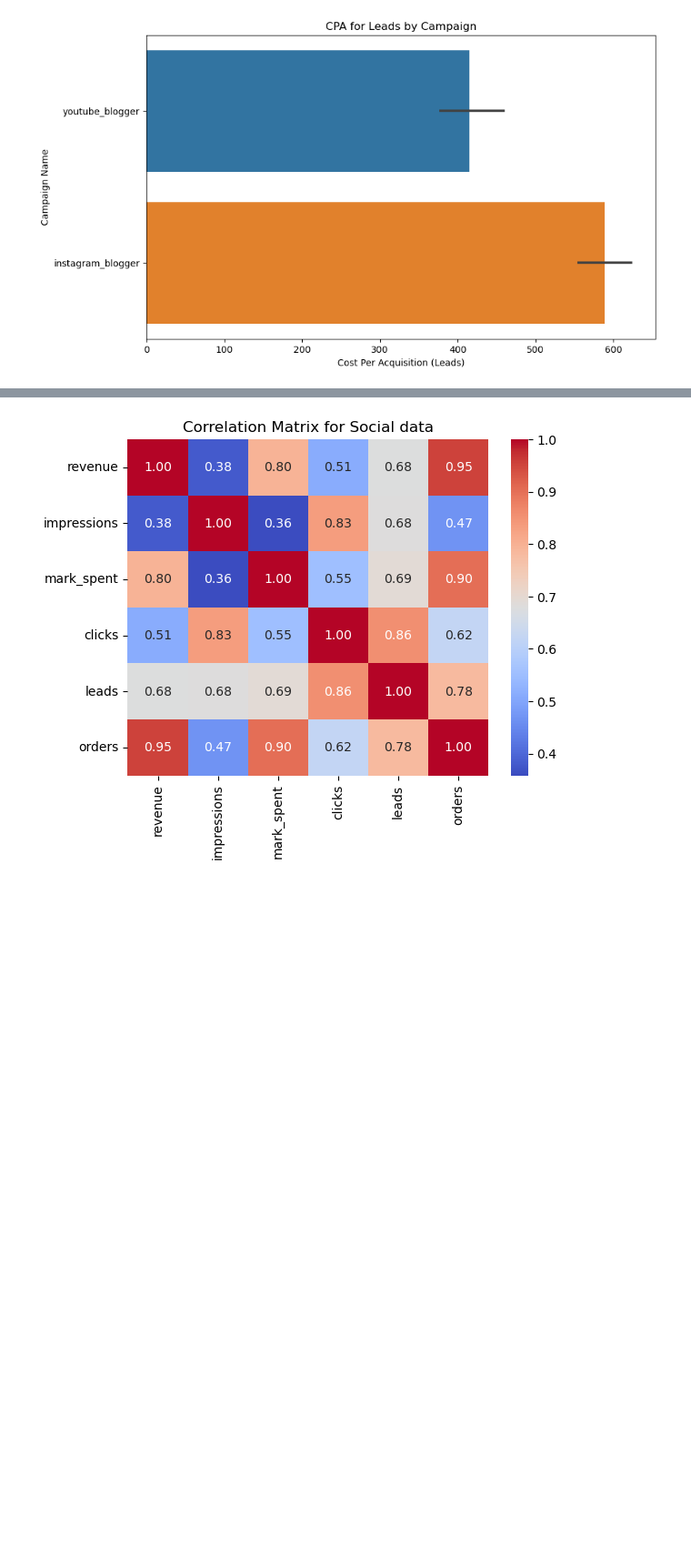
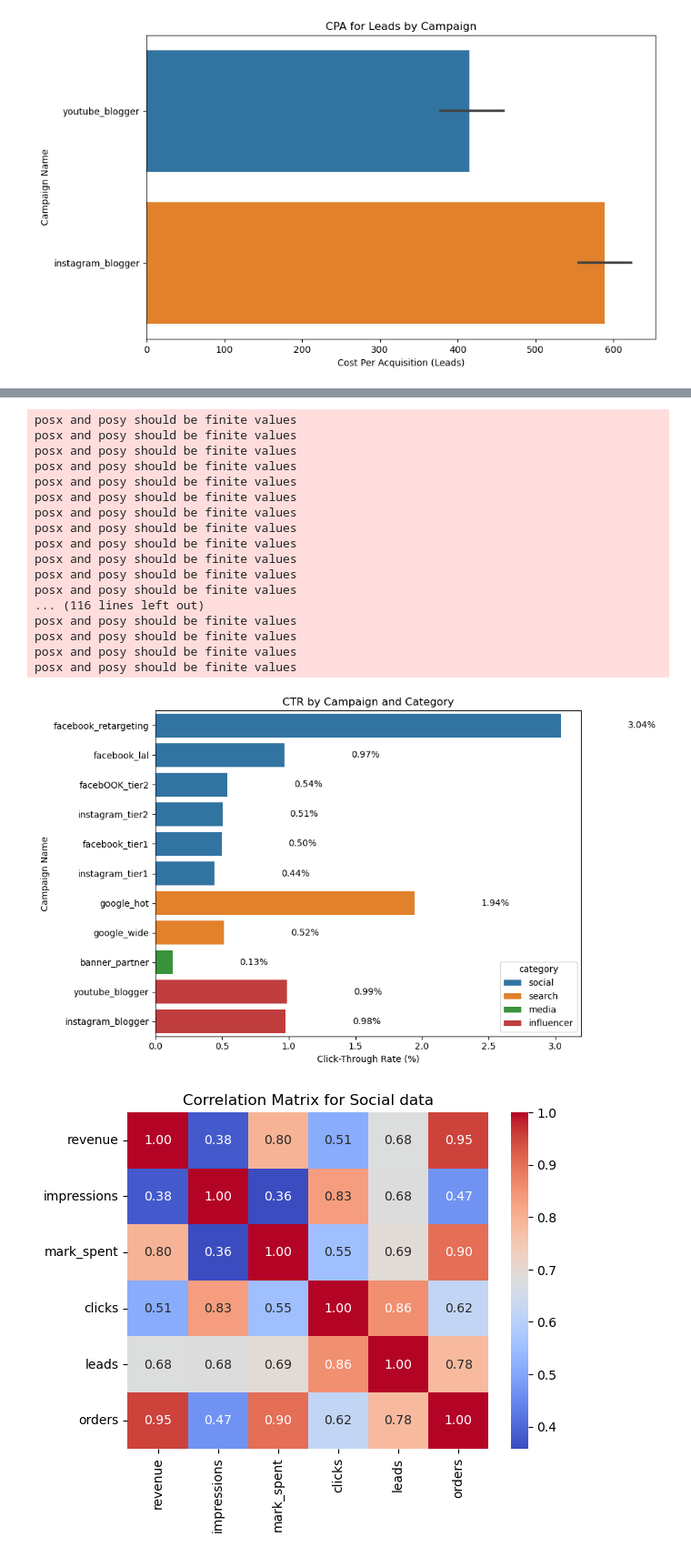
Before and after one commit to eloiiiseyu/Digital-Marketing-Metrics-, a Jupyter notebook: Marketing Analytics.ipynb, the cells around one changed output, grey strips where cells are left out. Shown: that part at 91% size. Cells and saved outputs as stored; diff of their text form; code cells hidden in the pictures; blank space fills up the shorter version.

```diff
--- a/Marketing Analytics.ipynb
+++ b/Marketing Analytics.ipynb
@@ -322,3 +413,52 @@ See the caveats in the documentation: https://pandas.pydata.org/pandas-docs/stab
+# %%
+# Ensure there are no zero values in 'impressions' to avoid division by zero
+df = df[df['impressions'] > 0]
+
+# Calculate CTR
+df['CTR'] = (df['clicks'] / df['impressions']) * 100
+
+# Grouping the data by 'category' and 'campaign_name', and calculating the mean CTR
+grouped_df = df.groupby(['category', 'campaign_name']).agg({'CTR': 'mean'}).reset_index()
+grouped_df = grouped_df.sort_values(['category', 'CTR'], ascending=False)
+
+# Plotting
+plt.figure(figsize=(10, 6))
+barplot = sns.barplot(x='CTR', y='campaign_name', hue='category', data=grouped_df, dodge=False)
+plt.title('CTR by Campaign and Category')
+plt.xlabel('Click-Through Rate (%)')
+plt.ylabel('Campaign Name')
+
+# Add labels to each bar in the barplot for clarity
+for p in barplot.patches:
+    width = p.get_width()
+    plt.text(width + 0.5,  # add a small margin on the x-axis for the label
+             p.get_y() + p.get_height() / 2,  # position the label at the center of the bar
+             '{:1.2f}%'.format(width),  # the text of the label
+             ha='left',  # horizontal alignment
+             va='center')  # vertical alignment
+
+plt.tight_layout()
+plt.savefig('CTR.png')
+plt.show()
+# %% [output]
+posx and posy should be finite values
+posx and posy should be finite values
+posx and posy should be finite values
+posx and posy should be finite values
+posx and posy should be finite values
+posx and posy should be finite values
+posx and posy should be finite values
+posx and posy should be finite values
+posx and posy should be finite values
+posx and posy should be finite values
+posx and posy should be finite values
+posx and posy should be finite values
+... (116 lines left out)
+posx and posy should be finite values
+posx and posy should be finite values
+posx and posy should be finite values
+posx and posy should be finite values
+[figure, added]
 # %%
 #correlation matrix for social
 corr_matrix = df_social[['revenue','impressions', 'mark_spent', 'clicks', 'leads', 'orders']].corr()
```
Also changed, not shown: parts of 2 cells of this notebook, 3 other files.
